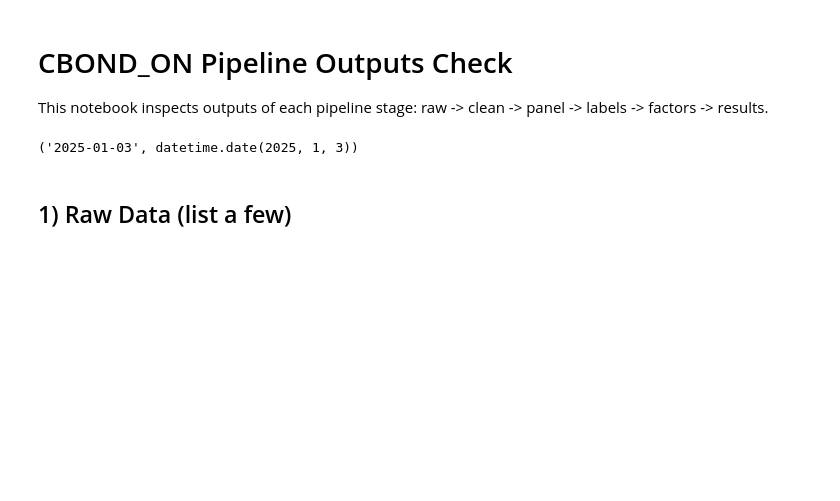
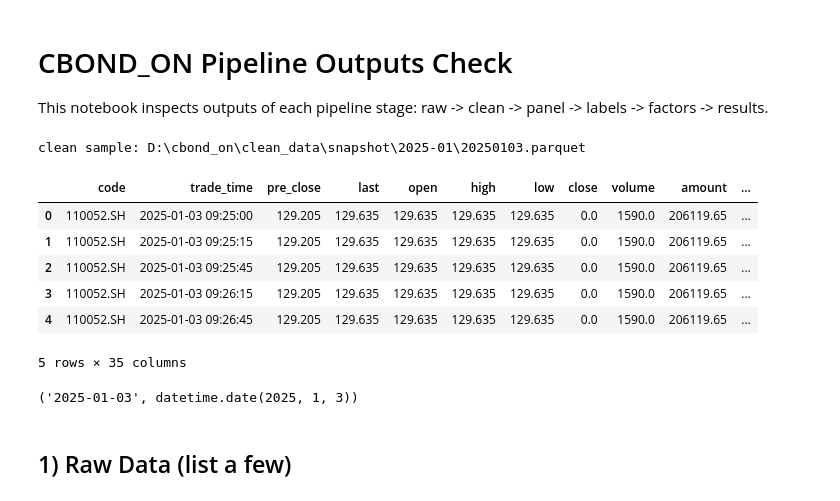
Before and after one commit to gwc0207/CBOND_ON, a Jupyter notebook: notebooks/pipeline_outputs_check.ipynb, the cells around one changed output. Drawn from its saved outputs; the diff is of its cells as text; code cells hidden in the pictures; blank space fills up the shorter version.

```diff
--- a/notebooks/pipeline_outputs_check.ipynb
+++ b/notebooks/pipeline_outputs_check.ipynb
@@ -5,15 +5,26 @@ This notebook inspects outputs of each pipeline stage: raw -> clean -> panel ->
 # %%
 # Clean data (snapshot) sample
 clean_snapshot_root = clean_root / 'snapshot'
-clean_files = sorted(clean_snapshot_root.rglob(f'*{DATE.strftime(\"%Y%m%d\")}*.parquet')) if clean_snapshot_root.exists() else []
+date_tag = DATE.strftime('%Y%m%d')
+clean_files = sorted(clean_snapshot_root.rglob(f'*{date_tag}*.parquet')) if clean_snapshot_root.exists() else []
 if not clean_files and clean_snapshot_root.exists():
     clean_files = sorted(clean_snapshot_root.rglob('*.parquet'))
 if clean_files:
     clean_sample = pd.read_parquet(clean_files[0])
     print('clean sample:', clean_files[0])
     display(clean_sample.head())
 else:
     print('clean snapshot not found')
+clean_sample
+# %% [output]
+clean sample: D:\cbond_on\clean_data\snapshot\2025-01\20250103.parquet
+|  | code | trade_time | pre_close | last | open | high | low | close | volume | amount | ... |
+| 0 | 110052.SH | 2025-01-03 09:25:00 | 129.205 | 129.635 | 129.635 | 129.635 | 129.635 | 0.0 | 1590.0 | 206119.65 | ... |
+| 1 | 110052.SH | 2025-01-03 09:25:15 | 129.205 | 129.635 | 129.635 | 129.635 | 129.635 | 0.0 | 1590.0 | 206119.65 | ... |
+| 2 | 110052.SH | 2025-01-03 09:25:45 | 129.205 | 129.635 | 129.635 | 129.635 | 129.635 | 0.0 | 1590.0 | 206119.65 | ... |
+| 3 | 110052.SH | 2025-01-03 09:26:15 | 129.205 | 129.635 | 129.635 | 129.635 | 129.635 | 0.0 | 1590.0 | 206119.65 | ... |
+| 4 | 110052.SH | 2025-01-03 09:26:45 | 129.205 | 129.635 | 129.635 | 129.635 | 129.635 | 0.0 | 1590.0 | 206119.65 | ... |
+5 rows × 35 columns
 # %%
 from pathlib import Path
 import json5
```
Also changed, not shown: parts of 2 cells of this notebook, 7 other files.
